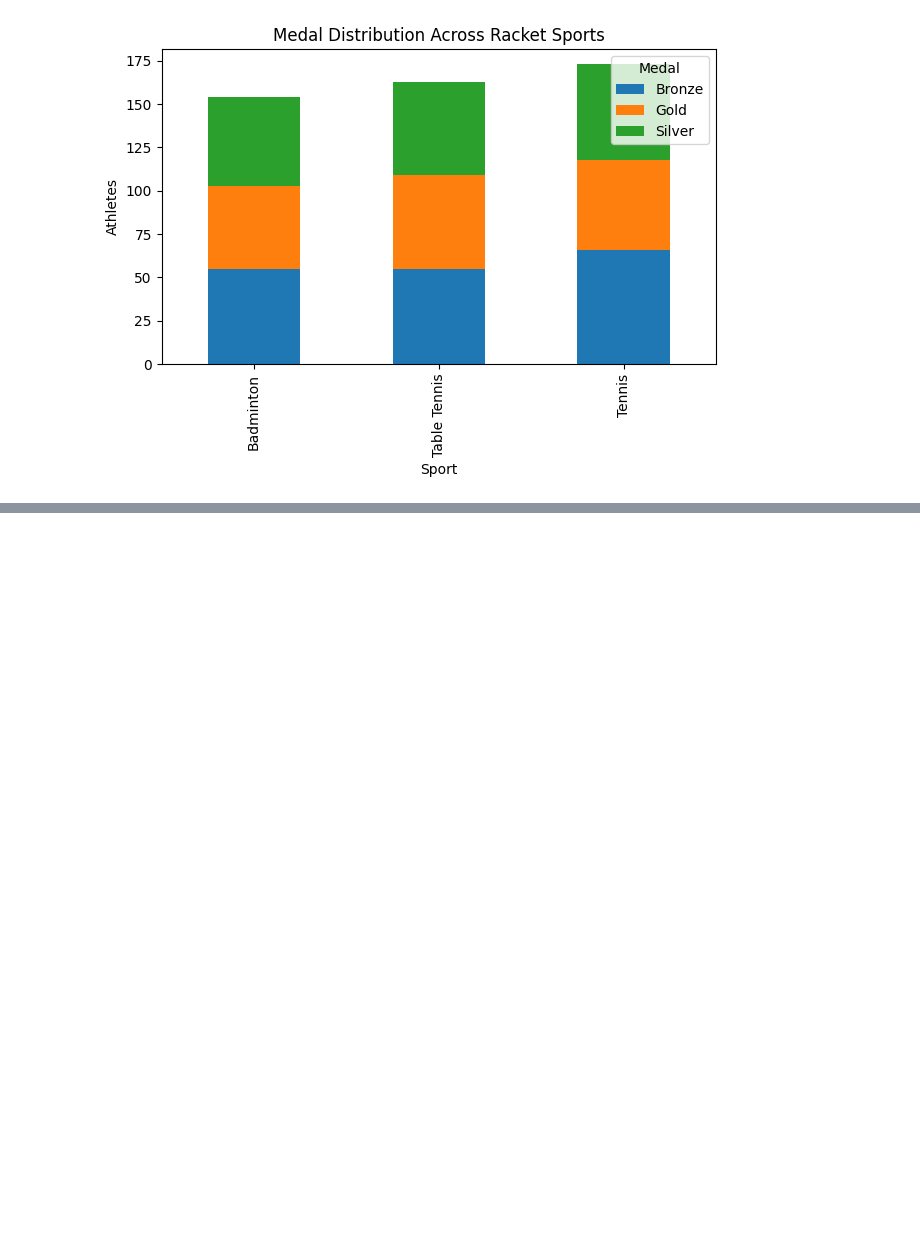
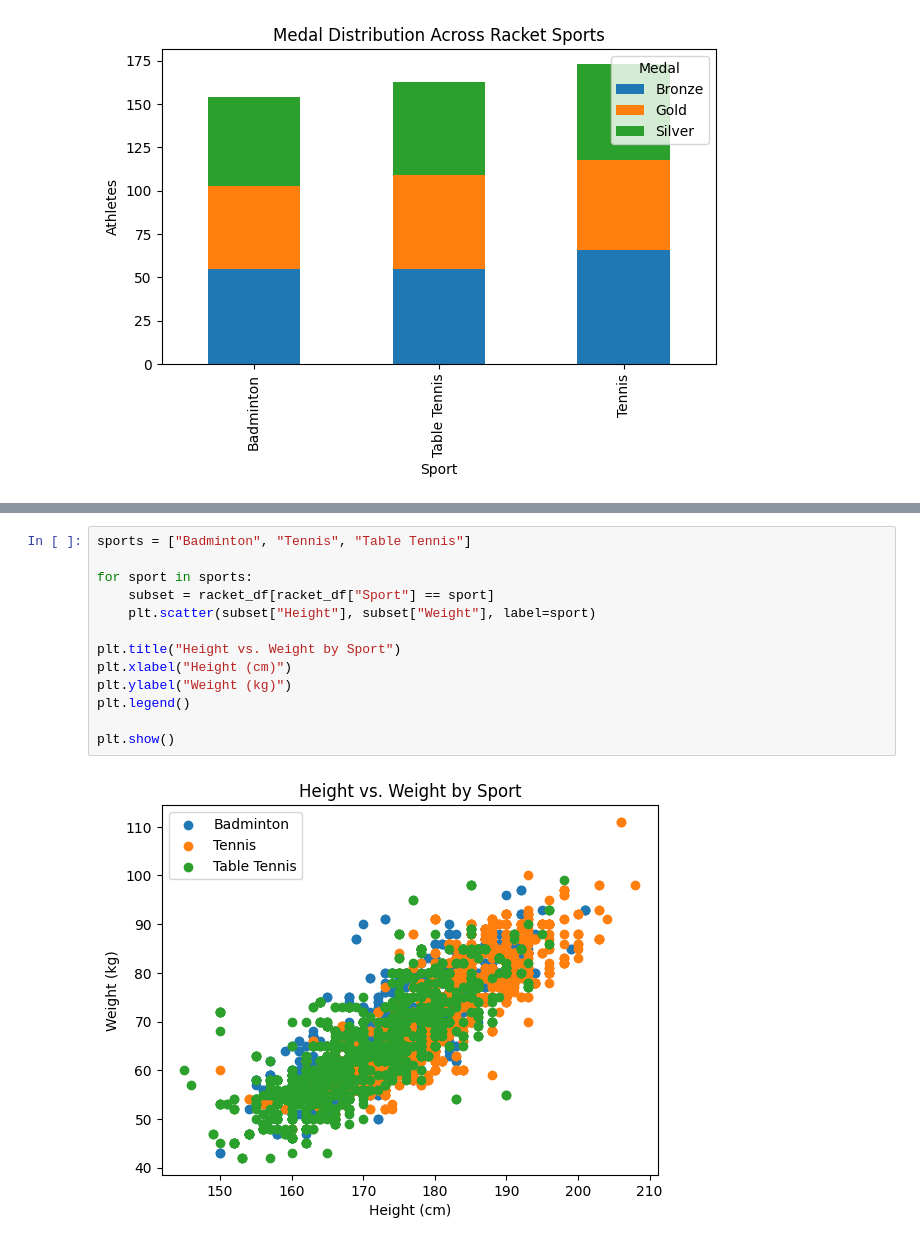
Before and after one commit to vp0716/Olympics, a Jupyter notebook: Olympics.ipynb, the cells around one changed output, grey strips where cells are left out. Drawn from its saved outputs; the diff is of its cells as text; blank space fills up the shorter version.

```diff
--- a/Olympics.ipynb
+++ b/Olympics.ipynb
@@ -206,0 +210,15 @@ plt.show()
+# %%
+sports = ["Badminton", "Tennis", "Table Tennis"]
+
+for sport in sports:
+    subset = racket_df[racket_df["Sport"] == sport]
+    plt.scatter(subset["Height"], subset["Weight"], label=sport)
+
+plt.title("Height vs. Weight by Sport")
+plt.xlabel("Height (cm)")
+plt.ylabel("Weight (kg)")
+plt.legend()
+
+plt.show()
+# %% [output]
+[figure, added]
```
Also changed, not shown: parts of 3 cells of this notebook.
